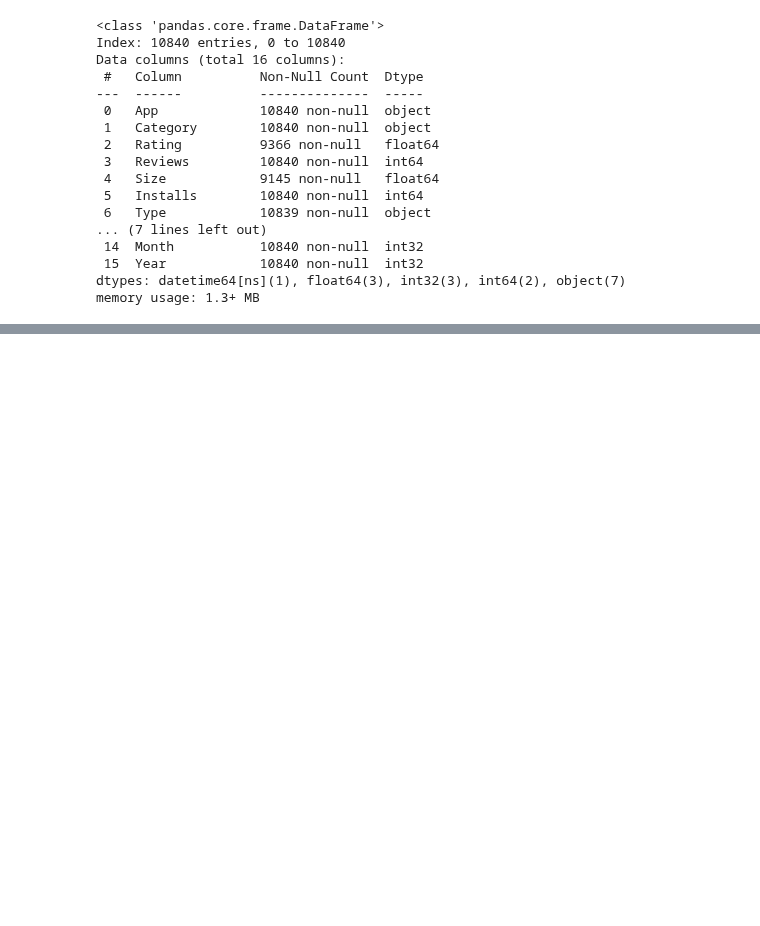
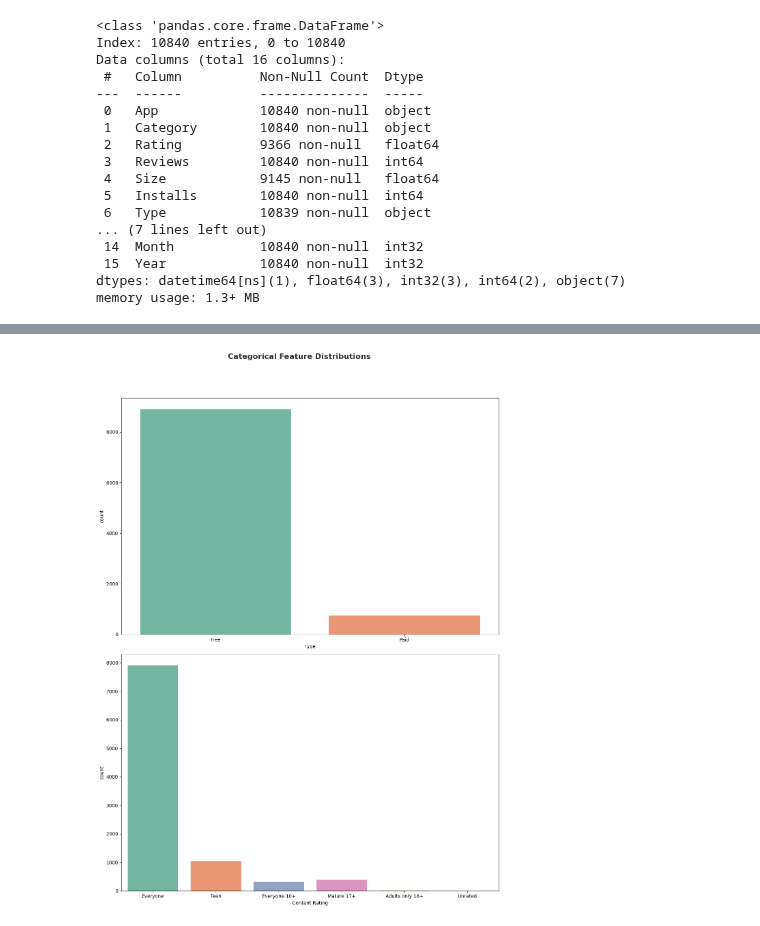
Before and after one commit to Saicharanraju0099/data-science, a Jupyter notebook: 11 - Explority Data Analysis/Play Store DataSet.ipynb, the cells around one changed output, grey strips where cells are left out. Saved outputs shown, nothing was run; the diff lists cells and outputs as text; code cells hidden in the pictures; blank space fills up the shorter version.

```diff
--- a/11 - Explority Data Analysis/Play Store DataSet.ipynb
+++ b/11 - Explority Data Analysis/Play Store DataSet.ipynb
@@ -318,0 +433,18 @@ df_copy.to_csv("/Users/saicharan/Datascience/11 - Explority Data Analysis/Data/P
+# %%
+import matplotlib.pyplot as plt
+import seaborn as sns
+
+category = ['Type', 'Content Rating']
+plt.figure(figsize=(12, 16))  # Adjust height for vertical stacking
+plt.suptitle('Categorical Feature Distributions', fontsize=16, fontweight='bold', alpha=0.8, y=1.02)
+
+for i, col in enumerate(category):
+    plt.subplot(len(category), 1, i+1)
+    sns.countplot(x=df_copy[col], palette='Set2')
+    plt.xlabel(col)
+    plt.xticks(rotation=0)
+
+plt.tight_layout(rect=[0, 0, 1, 0.97])  # Ensures the title is visible
+plt.show()
+# %% [output]
+[figure, added]
```
Also changed, not shown: parts of 21 cells of this notebook.
